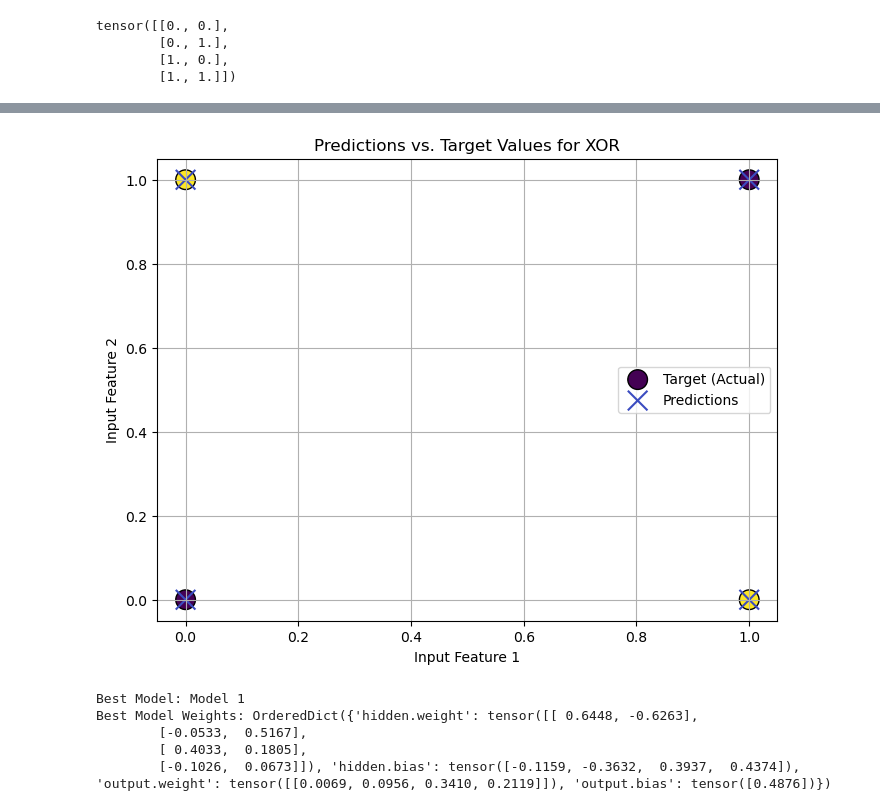
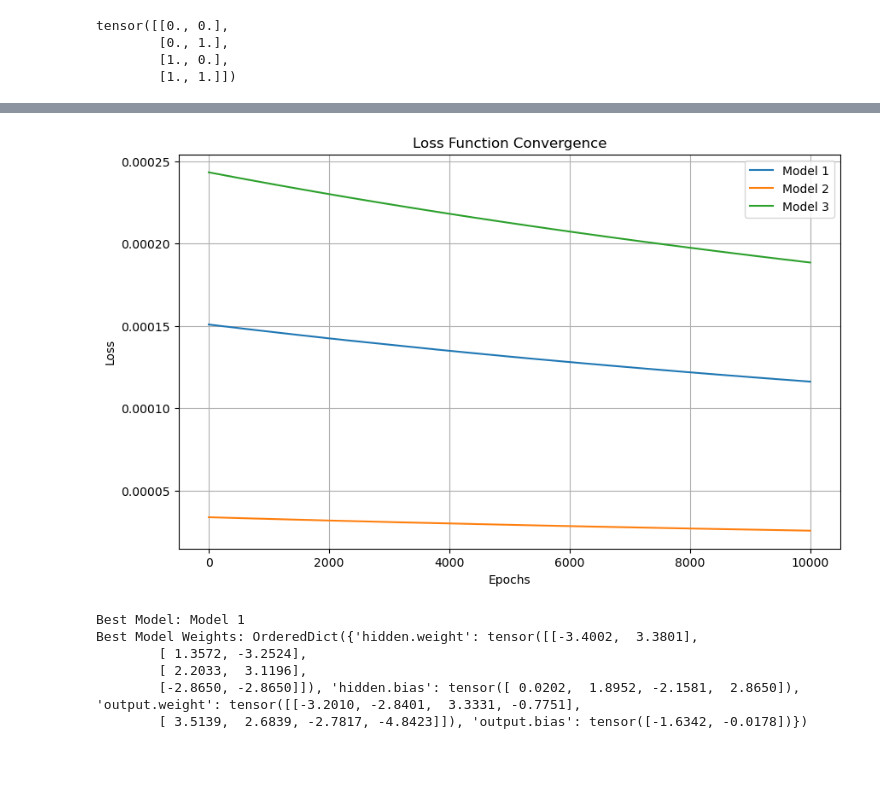
Before and after one commit to dosqas/bbu-cuni-uni-projects, a Jupyter notebook: 2ndYr_Sem2/AI/LAB5/LAB5.ipynb, the cells around one changed output, grey strips where cells are left out. Saved outputs shown, nothing was run; the diff lists cells and outputs as text; code cells hidden in the pictures; blank space fills up the shorter version.

```diff
--- a/2ndYr_Sem2/AI/LAB5/LAB5.ipynb
+++ b/2ndYr_Sem2/AI/LAB5/LAB5.ipynb
@@ -25,7 +25,7 @@ architectures = [
     nn.Sequential(OrderedDict([
         ('hidden', nn.Linear(2, 4)),    # 2 input features, 4 output features
         ('activation1', nn.ReLU()),     # ReLU activation function
-        ('output', nn.Linear(4, 1)),    # 4 input features, 1 output feature
+        ('output', nn.Linear(4, 2)),    # 4 input features, 2 output feature
         ('sigmoid', nn.Sigmoid())       # Sigmoid activation function
     ])),
     nn.Sequential(OrderedDict([
@@ -33,7 +33,7 @@ architectures = [
         ('activation1', nn.ReLU()),     # ReLU activation function
         ('hidden2', nn.Linear(8, 4)),   # 8 input features, 4 output features
         ('activation2', nn.ReLU()),     # ReLU activation function
-        ('output', nn.Linear(4, 1)),    # 4 input features, 1 output feature
+        ('output', nn.Linear(4, 2)),    # 4 input features, 2 output feature
         ('sigmoid', nn.Sigmoid())       # Sigmoid activation function
     ])),
     nn.Sequential(OrderedDict([
@@ -41,7 +41,7 @@ architectures = [
         ('activation1', nn.Tanh()),     # Tanh activation function
         ('hidden2', nn.Linear(16, 8)),  # 16 input features, 8 output features
         ('activation2', nn.Tanh()),     # Tanh activation function
-        ('output', nn.Linear(8, 1)),    # 8 input features, 1 output feature
+        ('output', nn.Linear(8, 2)),    # 8 input features, 2 output feature
         ('sigmoid', nn.Sigmoid())       # Sigmoid activation function
     ]))
 ]
@@ -77,6 +77,6 @@ tensor([[0., 0.],
         [1., 0.],
         [1., 1.]])
 # %%
-data_target = torch.tensor([[0], [1], [1], [0]], dtype=torch.float32)
+data_target = torch.tensor([[0, 0], [0, 1], [0, 1], [1, 0]], dtype=torch.float32)
 print(data_target)
 # %% [output]
@@ -87,10 +87,14 @@ tensor([[0.],
 # %%
 results = []
+loss_history = []
+
 for i, model in enumerate(architectures):
     criterion = nn.BCELoss()
     optimizer = torch.optim.SGD(model.parameters(), lr=0.1)
 
     epochs = 10000
+    model_loss_history = []
+
     for epoch in range(epochs):
         optimizer.zero_grad()
         output = model(data_in)
@@ -98,7 +102,12 @@ for i, model in enumerate(architectures):
         loss.backward()
         optimizer.step()
 
+        model_loss_history.append(loss.item())
+
     accuracy = ((output > 0.5).float() == data_target).float().mean().item()
     results.append((i, loss.item(), accuracy))
+
     print(f"Model {i+1}: Loss = {loss.item()}, Accuracy = {accuracy}")
+
+    loss_history.append(model_loss_history)
 # %% [output]
@@ -108,35 +117,28 @@ Model 3: Loss = 0.0004362354229670018, Accuracy = 1.0
 # %%
 import matplotlib.pyplot as plt
+import torch
 
-best_model_index = max(results, key=lambda x: x[2])[0]
-best_model = architectures[best_model_index]
+plt.figure(figsize=(10, 6))
 
-with torch.no_grad():
-    predictions = best_model(data_in)
+for i, loss_values in enumerate(loss_history):
+    plt.plot(loss_values, label=f'Model {i+1}')
 
-binary_predictions = (predictions > 0.5).float()
-
-plt.figure(figsize=(8, 6))
-
-plt.scatter(data_in[:, 0], data_in[:, 1], c=data_target.squeeze(), label='Target (Actual)', cmap='viridis', marker='o', s=200, edgecolor='k')
-
-plt.scatter(data_in[:, 0], data_in[:, 1], c=binary_predictions.squeeze(), label='Predictions', cmap='coolwarm', marker='x', s=200)
-
-plt.title('Predictions vs. Target Values for XOR')
-plt.xlabel('Input Feature 1')
-plt.ylabel('Input Feature 2')
+plt.xlabel('Epochs')
+plt.ylabel('Loss')
+plt.title('Loss Function Convergence')
 plt.legend()
 plt.grid(True)
 plt.show()
 # %% [output]
-[figure, old version]
+[figure, new version]
 # %%
 best_model_index = max(results, key=lambda x: x[2])[0]
 print(f"Best Model: Model {best_model_index + 1}")
 print(f"Best Model Weights: {architectures[best_model_index].state_dict()}")
 # %% [output]
 Best Model: Model 1
-Best Model Weights: OrderedDict({'hidden.weight': tensor([[ 0.6448, -0.6263],
-        [-0.0533,  0.5167],
-        [ 0.4033,  0.1805],
-        [-0.1026,  0.0673]]), 'hidden.bias': tensor([-0.1159, -0.3632,  0.3937,  0.4374]), 'output.weight': tensor([[0.0069, 0.0956, 0.3410, 0.2119]]), 'output.bias': tensor([0.4876])})
+Best Model Weights: OrderedDict({'hidden.weight': tensor([[-3.4002,  3.3801],
+        [ 1.3572, -3.2524],
+        [ 2.2033,  3.1196],
+        [-2.8650, -2.8650]]), 'hidden.bias': tensor([ 0.0202,  1.8952, -2.1581,  2.8650]), 'output.weight': tensor([[-3.2010, -2.8401,  3.3331, -0.7751],
+        [ 3.5139,  2.6839, -2.7817, -4.8423]]), 'output.bias': tensor([-1.6342, -0.0178])})
```
Also changed, not shown: parts of 2 cells of this notebook, 1 other file.
